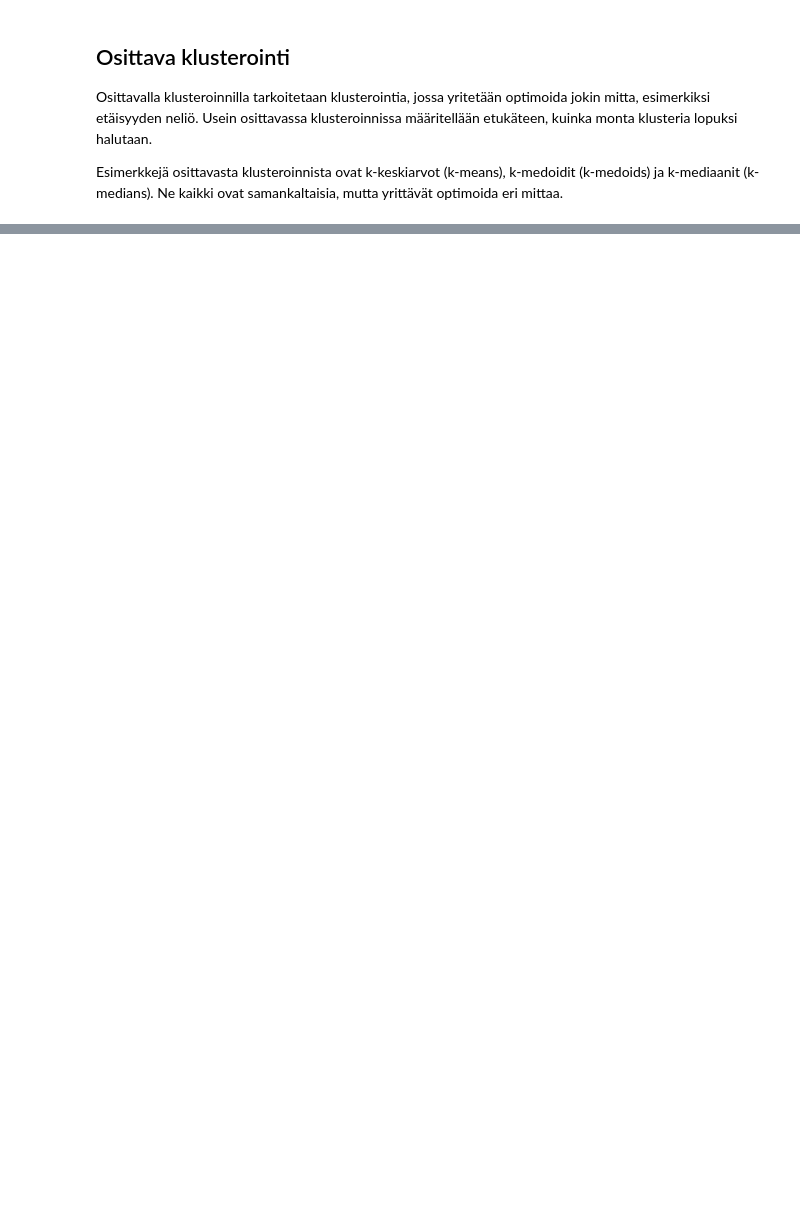
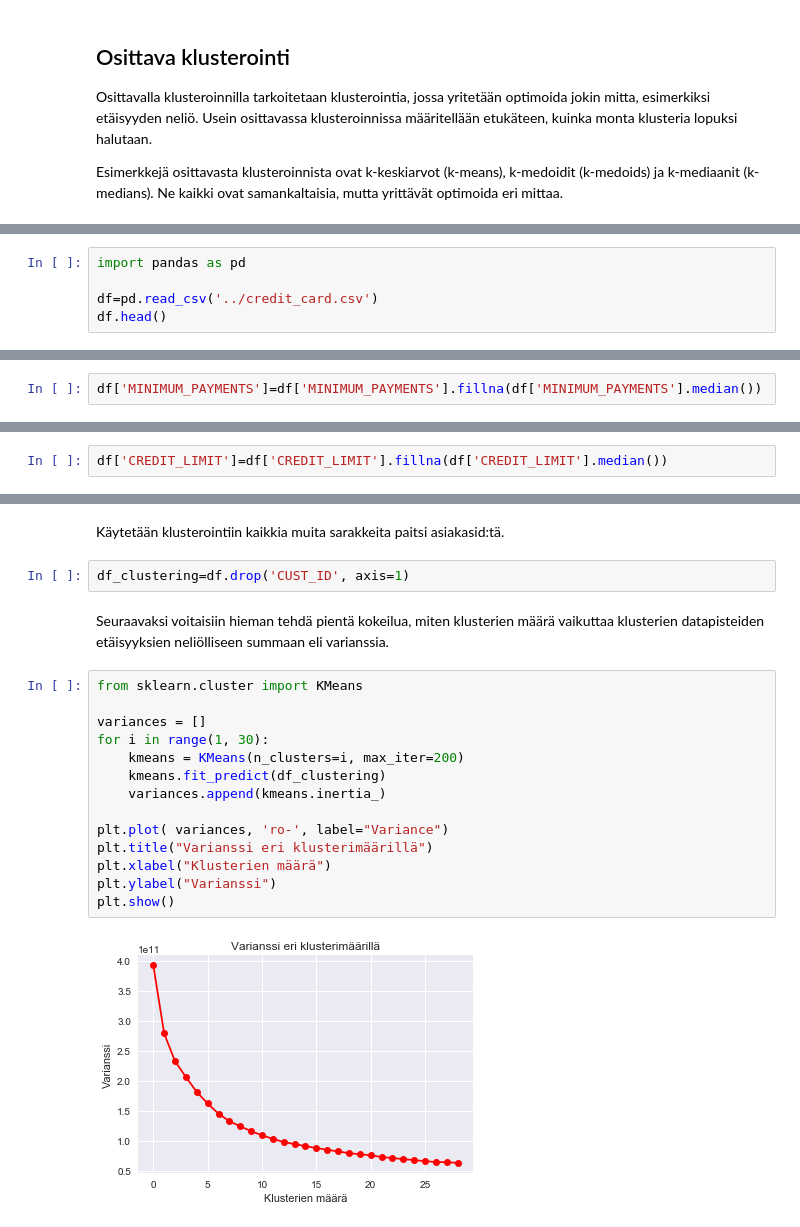
Before and after one commit to OSlevelUPkoodarit/OSlevelUPkoodarit.github.io, a Jupyter notebook: notebooks/klusterointi_material.ipynb, the cells around one changed output, grey strips where cells are left out. Drawn from its saved outputs; the diff is of its cells as text; blank space fills up the shorter version.

```diff
--- a/notebooks/klusterointi_material.ipynb
+++ b/notebooks/klusterointi_material.ipynb
@@ -98,0 +201,5 @@ K-keskiarvot -algoritmissa valitaan ensin kuinka monta klusteria halutaan, eli k
+# %%
+import pandas as pd
+
+df=pd.read_csv('../credit_card.csv')
+df.head()
@@ -98,0 +275,2 @@ K-keskiarvot -algoritmissa valitaan ensin kuinka monta klusteria halutaan, eli k
+# %%
+df['MINIMUM_PAYMENTS']=df['MINIMUM_PAYMENTS'].fillna(df['MINIMUM_PAYMENTS'].median())
@@ -98,0 +299,2 @@ K-keskiarvot -algoritmissa valitaan ensin kuinka monta klusteria halutaan, eli k
+# %%
+df['CREDIT_LIMIT']=df['CREDIT_LIMIT'].fillna(df['CREDIT_LIMIT'].median())
@@ -98,0 +323,22 @@ K-keskiarvot -algoritmissa valitaan ensin kuinka monta klusteria halutaan, eli k
+# %% [markdown]
+Käytetään klusterointiin kaikkia muita sarakkeita paitsi asiakasid:tä.
+# %%
+df_clustering=df.drop('CUST_ID', axis=1)
+# %% [markdown]
+Seuraavaksi voitaisiin hieman tehdä pientä kokeilua, miten klusterien määrä vaikuttaa klusterien datapisteiden etäisyyksien neliölliseen summaan eli varianssia.
+# %%
+from sklearn.cluster import KMeans
+
+variances = []
+for i in range(1, 30):
+    kmeans = KMeans(n_clusters=i, max_iter=200)
+    kmeans.fit_predict(df_clustering)
+    variances.append(kmeans.inertia_)
+
+plt.plot( variances, 'ro-', label="Variance")
+plt.title("Varianssi eri klusterimäärillä")
+plt.xlabel("Klusterien määrä")
+plt.ylabel("Varianssi")
+plt.show()
+# %% [output]
+[figure, added]
```
Also changed, not shown: parts of 31 cells of this notebook.
